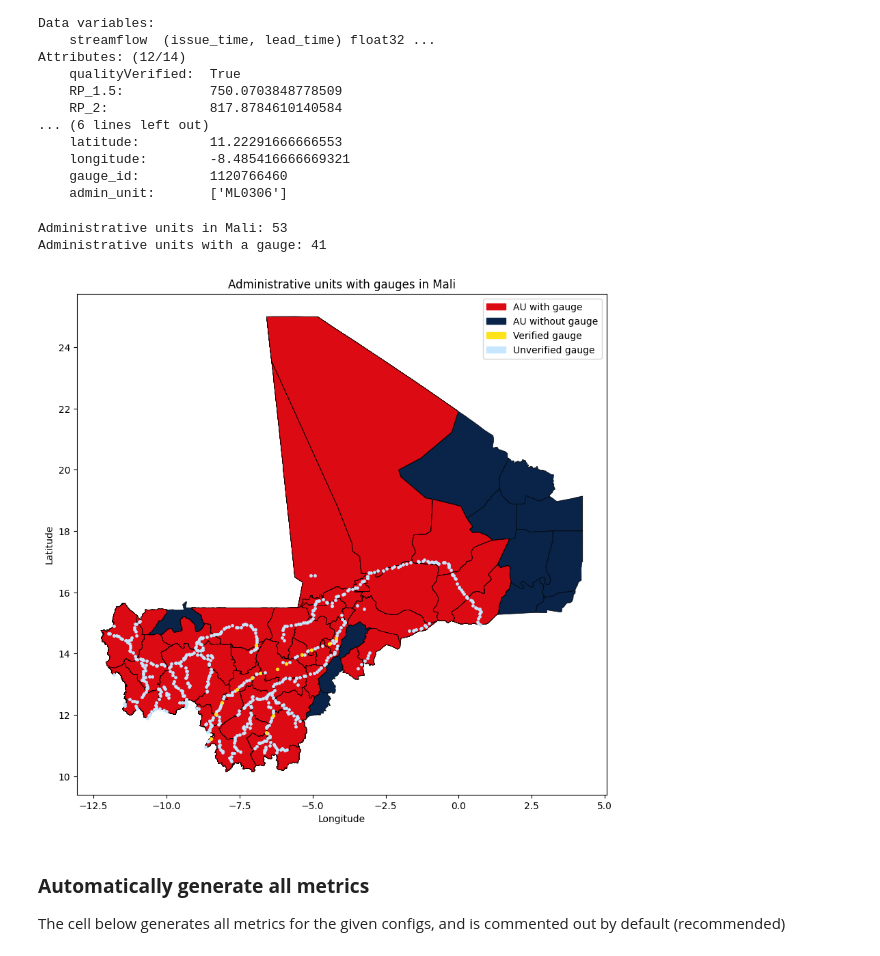
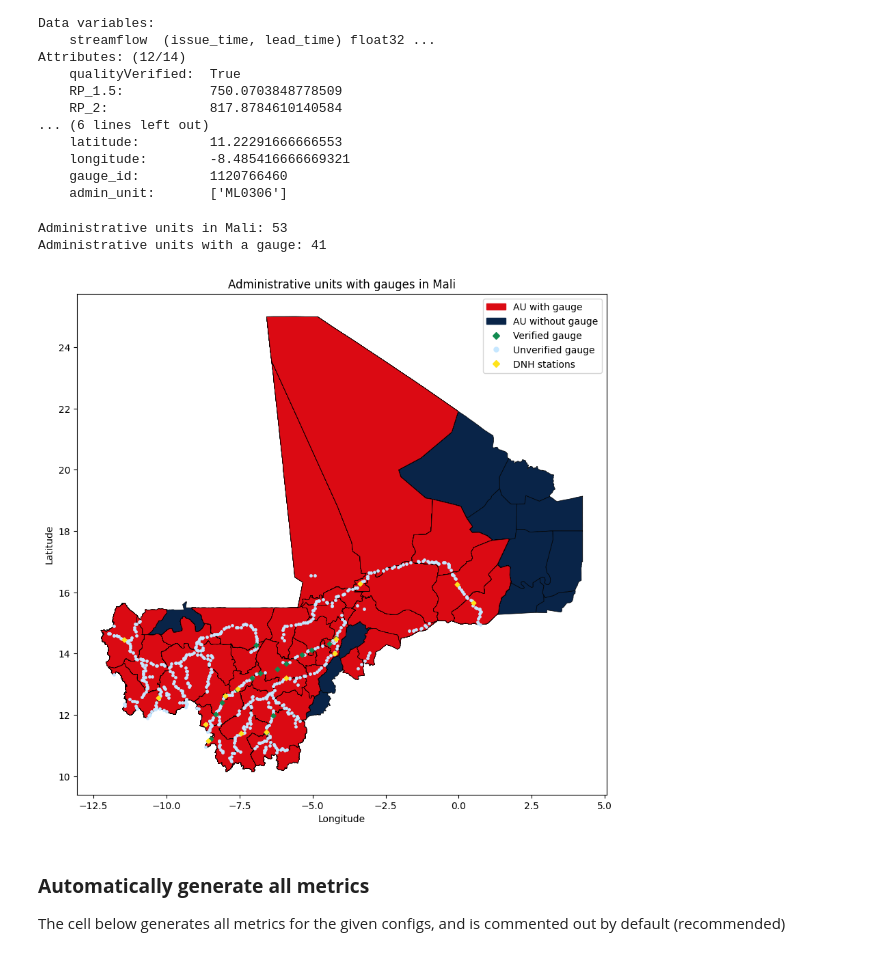
Before and after one commit to rodekruis/river-flood-data-analysis, a Jupyter notebook: GoogleFloodHub/src/GRRR.ipynb, the cells around one changed output. Drawn from its saved outputs; the diff is of its cells as text; code cells hidden in the pictures.

Commit message:
Added DNH stations to map

```diff
--- a/GoogleFloodHub/src/GRRR.ipynb
+++ b/GoogleFloodHub/src/GRRR.ipynb
@@ -1262,6 +1280,8 @@ def plot_admin_units_with_gauges(
         dict_ds: Dict[str, xr.Dataset],
         add_dots: bool = False,
         add_quality_verified: bool = False,
+        add_DNH_stations: bool = False,
+        df_DNH_stations: pd.DataFrame = None,
         path = 'mali_ALL/mli_adm_ab_shp/mli_admbnda_adm2_1m_gov_20211220.shp'
     ) -> None:
     """
@@ -1270,6 +1290,7 @@ def plot_admin_units_with_gauges(
     :param dict_ds: dict of gauge datasets
     :param add_dots: whether to add dots for the gauges
     :param add_quality_verified: whether to distinct between (un)verified gauges
+    :param add_DNH_stations: whether to add the DNH stations to the plot
     :param path: path to the shape file with the admin units
     """
     # create a GeoDataFrame with the coordinates of the gauges
@@ -1334,23 +1355,35 @@ def plot_admin_units_with_gauges(
             x_unverified = [lon for lon, qv in zip(longitudes, quality_verified) if not qv]
             y_unverified = [lat for lat, qv in zip(latitudes, quality_verified) if not qv]
             ax.scatter(x_unverified, y_unverified, color = dot_c, s = 6, alpha = 1)
-            ax.scatter(x_verified, y_verified, color = yellow, s = 8, alpha = 1)
+            ax.scatter(x_verified, y_verified, color = green, s = 12, alpha = 1, marker = 'D')
             legend_handles.extend([
-                Patch(color = yellow, label = 'Verified gauge'),
-                Patch(color = dot_c, label='Unverified gauge')
+                Line2D([0], [0], marker = 'D', color = green, markersize = 5, alpha = 1, linestyle = '',
+                          label = 'Verified gauge'),
+                Line2D([0], [0], marker = 'o', color = dot_c, markersize = 5, alpha = 1, linestyle = '',
+                            label = 'Unverified gauge')
+                # Patch(color = green, label = 'Verified gauge'),
+                # Patch(color = dot_c, label = 'Unverified gauge')
             ])
         else:
-            ax.scatter(longitudes, latitudes, color = dot_c, s = 4, alpha = 1)
+            ax.scatter(longitudes, latitudes, color = dot_c, s = 6, alpha = 1)
             legend_handles.append(
                 Line2D([0], [0], marker = 'o', color = dot_c, markersize = 5, alpha = 1, linestyle = '',
                        label = 'FloodHub gauges')
             )
 
-        # ax.scatter(longitudes, latitudes, color = dot_c, s = 4, alpha = 1)
-        # legend_handles.append(
-        #     Line2D([0], [0], marker = 'o', color = dot_c, markersize = 5, alpha = 1, linestyle = '',
-        #            label = 'FloodHub gauges')
-        # )
+        if add_DNH_stations:
+            gpd_DNH_stations = gpd.GeoDataFrame(df_DNH_stations,
+                                                geometry = gpd.points_from_xy(
+                                                    df_DNH_stations['longitude'], df_DNH_stations['latitude']
+                                                ), crs = 'EPSG:4326')
+            ax.scatter(
+                gpd_DNH_stations.geometry.x, gpd_DNH_stations.geometry.y,
+                color = yellow, s = 12, alpha = 1, marker = 'D'
+            )
+            legend_handles.append(
+                Line2D([0], [0], marker = 'D', color = yellow, markersize = 5, alpha = 1, linestyle = '',
+                       label = 'DNH stations')
+            )
 
     # This comment is now irrelevant but kept for reference (e.g. to use as example in paper)
     # # The coordinates of gauge 1120766460 seem to be slightly off, and
@@ -1362,11 +1395,11 @@ def plot_admin_units_with_gauges(
     ax.set_title('Administrative units with gauges in Mali')
     plt.show()
 # %%
-plot_admin_units_with_gauges(dict_datasets, True, True)
+plot_admin_units_with_gauges(dict_datasets, True, True, True, df_DNH_station_coords)
 # %% [output]
 Administrative units in Mali: 53
 Administrative units with a gauge: 41
-[figure, old version]
+[figure, new version]
 # %%
 # With the datasets classified into admin units, we will now aggregate
 # the data per admin unit and create a dataset with just the maximum value of
```
Also changed, not shown: parts of 1 cell of this notebook, 1 other file.
